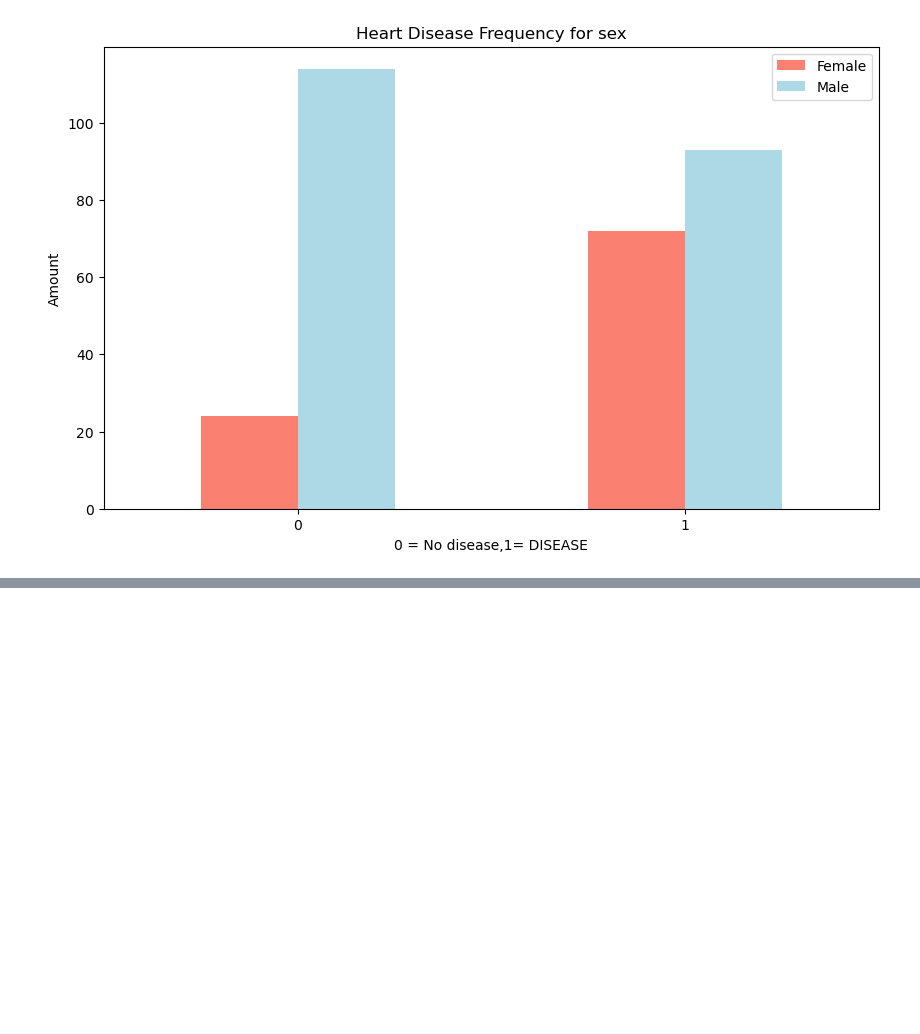
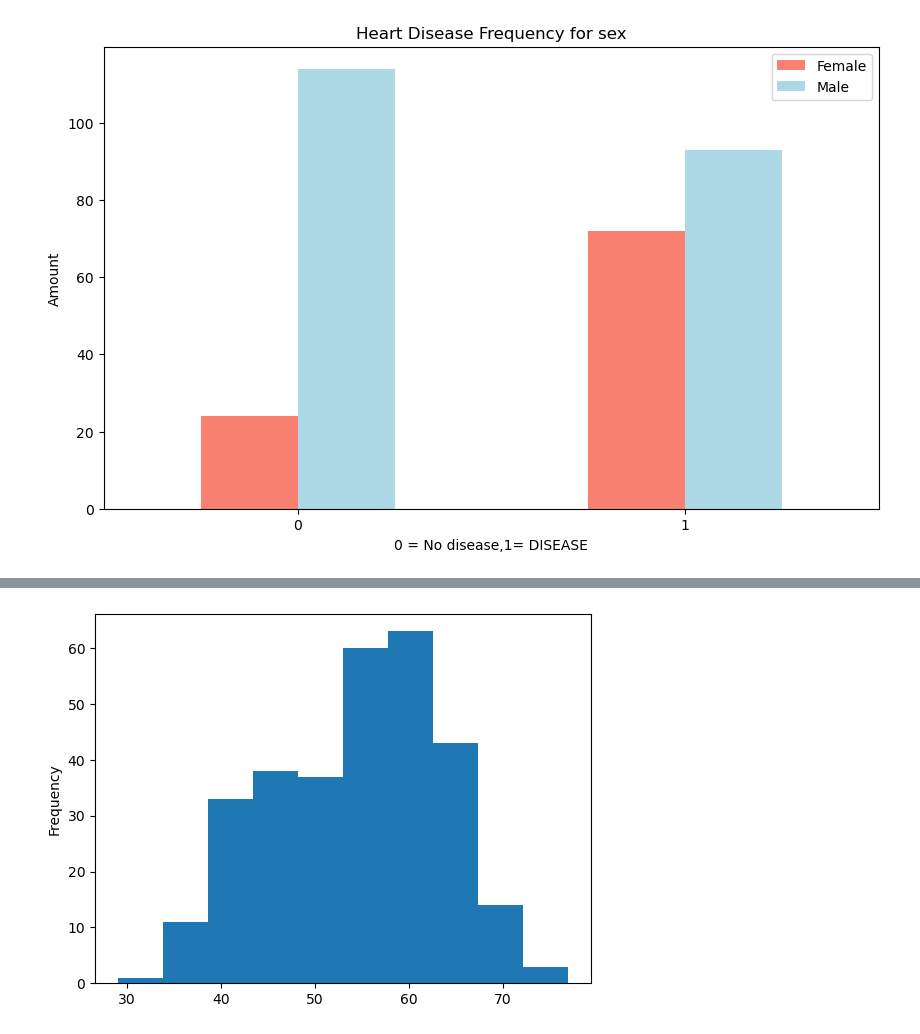
Before and after one commit to pratikvijay-30/heart_disease_classification, a Jupyter notebook: end-to-end-heart-disease-classification.ipynb, the cells around one changed output, grey strips where cells are left out. Drawn from its saved outputs; the diff is of its cells as text; code cells hidden in the pictures; blank space fills up the shorter version.

```diff
--- a/end-to-end-heart-disease-classification.ipynb
+++ b/end-to-end-heart-disease-classification.ipynb
@@ -253,0 +262,5 @@ plt.xticks(rotation=0)
+# %%
+#Check the distribution of the age coloumn with histogram
+df.age.plot.hist();
+# %% [output]
+[figure, added]
```
Also changed, not shown: parts of 9 cells of this notebook.
